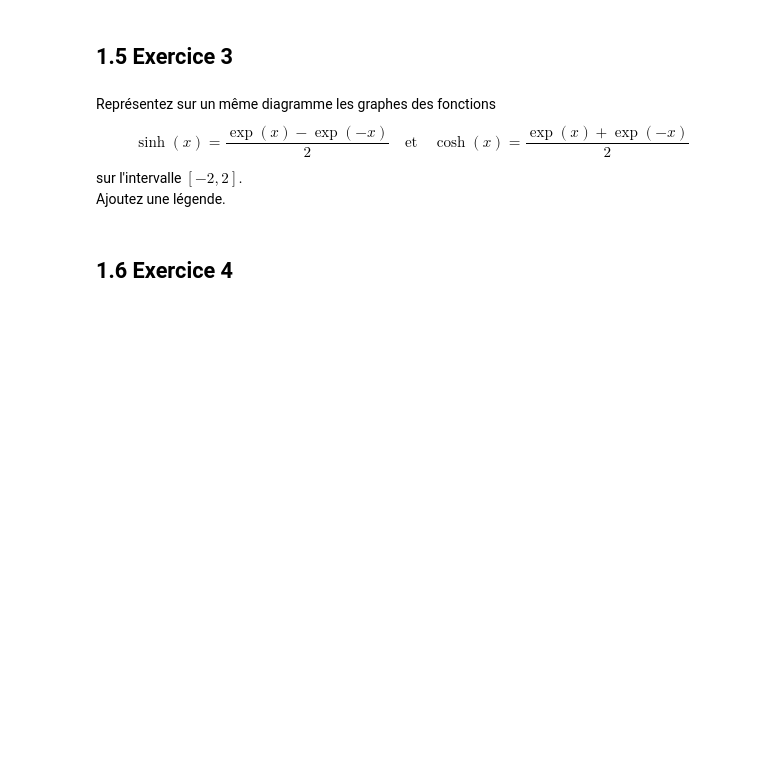
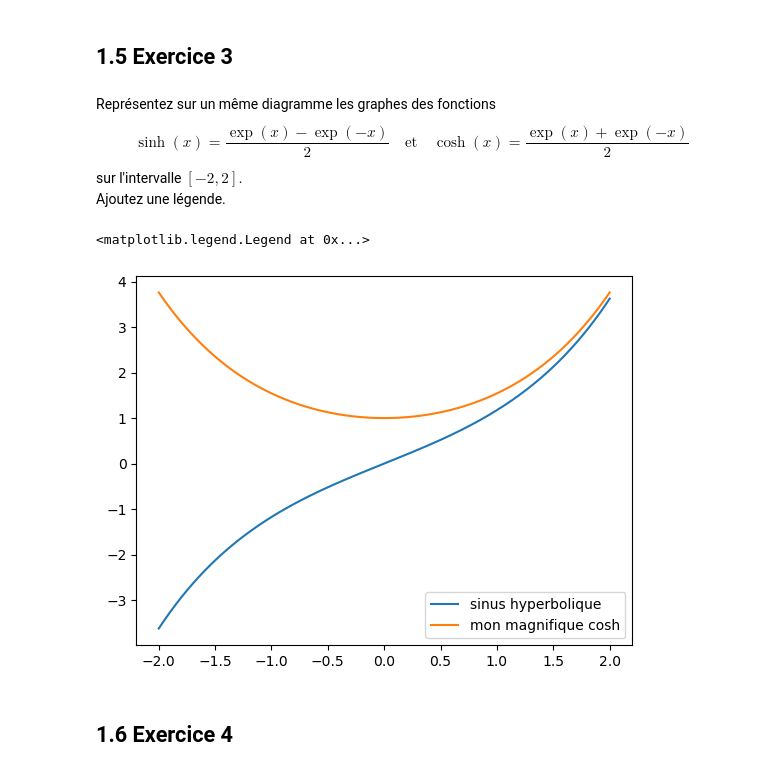
Before and after one commit to guillaumelenoir/Cours-Python-Athenee-Vauban-2526, a Jupyter notebook: Chap1_complete.ipynb, the cells around one changed output. Drawn from its saved outputs; the diff is of its cells as text; code cells hidden in the pictures; blank space fills up the shorter version.

```diff
--- a/Chap1_complete.ipynb
+++ b/Chap1_complete.ipynb
@@ -336,6 +334,17 @@ Représentez sur un même diagramme les graphes des fonctions
 \end{equation}
 sur l'intervalle $[-2,2]$.<br />
 Ajoutez une légende.
+# %%
+def sinh(z): return (np.exp(z)-np.exp(-z))/2
+def cosh(z): return (np.exp(z)+np.exp(-z))/2
+x=np.linspace(-2,2,1000)
+plt.plot(x,sinh(x),label="sinus hyperbolique")
+plt.plot(x,cosh(x),label="mon magnifique cosh")
+plt.legend()
+# plt.legend(loc="upper right")      # optionnel: donner la localisation du cadre de légende
+# %% [output]
+<matplotlib.legend.Legend at 0x...>
+[figure, added]
 # %% [markdown]
 ## 1.6 Exercice 4
 # %% [markdown]
```
Also changed, not shown: parts of 13 cells of this notebook.
